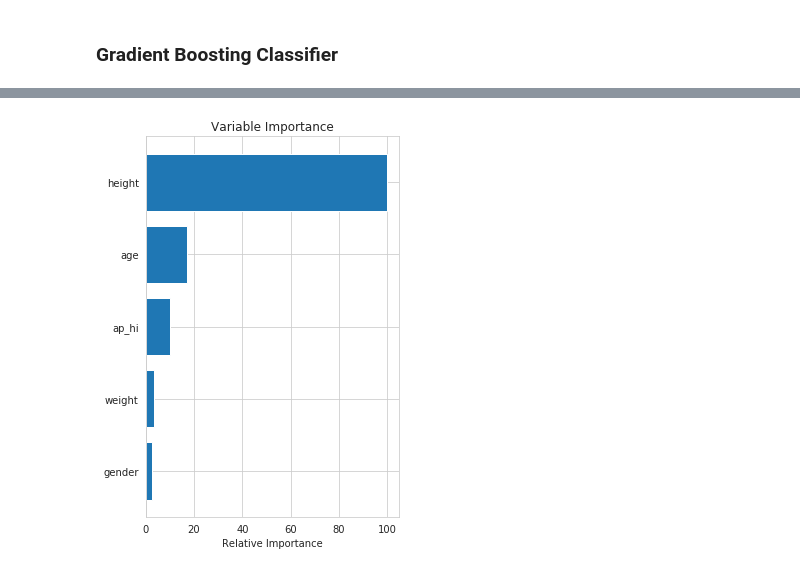
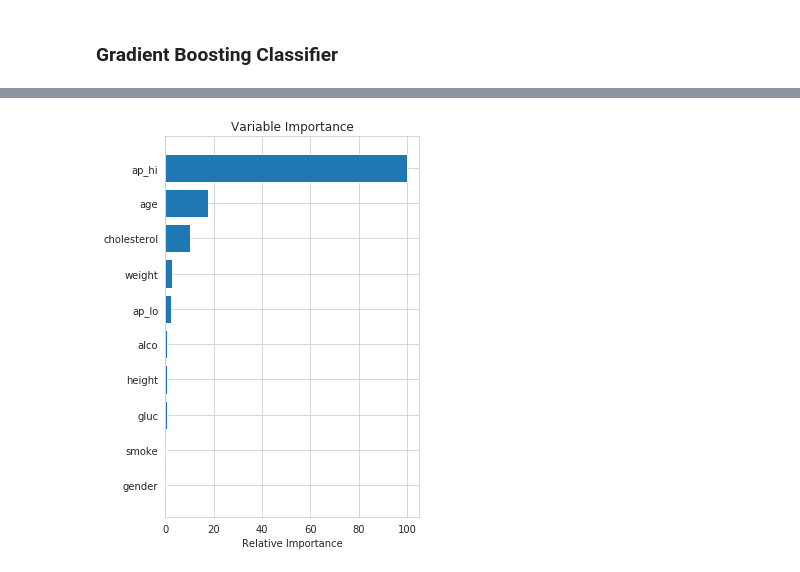
Before and after one commit to nojstradamus/capstone-unit-3, a Jupyter notebook: Capstone_2_2.ipynb, the cells around one changed output, grey strips where cells are left out. Cells and saved outputs as stored; diff of their text form; code cells hidden in the pictures.

```diff
--- a/Capstone_2_2.ipynb
+++ b/Capstone_2_2.ipynb
@@ -124,14 +133,16 @@ print(df[df['ap_hi'] < df['ap_lo']].shape)
 # %%
+# Create copies for modeling
 df_clean = df.copy()
 df_full = df.copy()
 
+# Drop blood pressure outliers
 df_clean.drop(df_clean[(df_clean['ap_hi']>370)].index,inplace=True)
-df_clean.drop(df_clean[(df_clean['ap_hi']>370)].index,inplace=True)
+df_clean.drop(df_clean[(df_clean['ap_lo']>360)].index,inplace=True)
 df_clean.drop(df_clean[(df_clean['ap_hi']<0)].index,inplace=True)
 df_clean.drop(df_clean[(df_clean['ap_lo']<0)].index,inplace=True)
 df_clean.drop(df_clean[(df_clean['ap_hi']<df_clean['ap_lo'])].index,inplace=True)
 
-first_cleaning = 1 - df_copy.shape[0] / df.shape[0]
-print(df_copy.shape)
+first_cleaning = 1 - df_clean.shape[0] / df.shape[0]
+print(df_clean.shape)
 print('Percent of observations lost:', first_cleaning)
 # %% [output]
@@ -162,15 +175,16 @@ print(df_clean[df_clean['bmi'] < 15].shape)
 (579, 14)
 (26, 14)
 # %%
+# Drop outliers from weight and height
 df_clean.drop(df_clean[(df_clean['height'] < 145)].index,inplace=True)
 df_clean.drop(df_clean[(df_clean['height'] > 225)].index,inplace=True)
 df_clean.drop(df_clean[(df_clean['weight'] < 40)].index,inplace=True)
-df_clean.drop(df_clean[(df_clean['weight'] > 110)].index,inplace=True)
+df_clean.drop(df_clean[(df_clean['weight'] > 175)].index,inplace=True)
 df_clean.drop(df_clean[(df_clean['bmi'] > 45)].index,inplace=True)
 df_clean.drop(df_clean[(df_clean['bmi'] < 15)].index,inplace=True)
 
+# Determine percentage of outliers removed
 print(df_clean.shape)
 print('Percent missing from origianl:', 1 - df_clean.shape[0] / df.shape[0])
-
 print('Total missing from origianl:', (1 - df_clean.shape[0] / df.shape[0]) + first_cleaning)
 # %% [output]
@@ -197,7 +212,3 @@ plt.xlabel('Age')
 # %% [output]
 Text(0.5, 0, 'Age')
 [figure]
-# %%
-# Look at the distribution of age and the occurance of cardiovascular disease
-df_clean['years'] = (df_clean['age']).round().astype('int')
-sns.countplot(x='years', hue='cardio', data = df_clean);
@@ -212,6 +301,6 @@ print(df_full.shape)
 # %%
 # Create features and target variables
-X_clean = df_clean.drop(['id', 'cardio', 'years', 'bmi'], 1)
+X_clean = df_clean.drop(['id', 'cardio', 'bmi'], 1)
 y_clean = df_clean.cardio
 
 X_full = df_full.drop(['id', 'cardio', 'bmi'], 1)
@@ -547,18 +704,18 @@ f1: 0.7182698379288571
 # %%
 feature_importance = gbc.feature_importances_
 
 # Make importances relative to max importance.
 feature_importance = 100.0 * (feature_importance / feature_importance.max())
 sorted_idx = np.argsort(feature_importance)
 pos = np.arange(sorted_idx.shape[0]) + .5
 plt.subplot(1, 2, 2)
 plt.barh(pos, feature_importance[sorted_idx], align='center')
-plt.yticks(pos, X.columns[sorted_idx])
+plt.yticks(pos, X_clean.columns[sorted_idx])
 plt.xlabel('Relative Importance')
 plt.title('Variable Importance')
 plt.show()
 # %% [output]
-[figure, old version]
+[figure, new version]
 # %%
 params = {'n_estimators': 500,
           'max_depth': 2,
```
Also changed, not shown: parts of 41 cells of this notebook.
